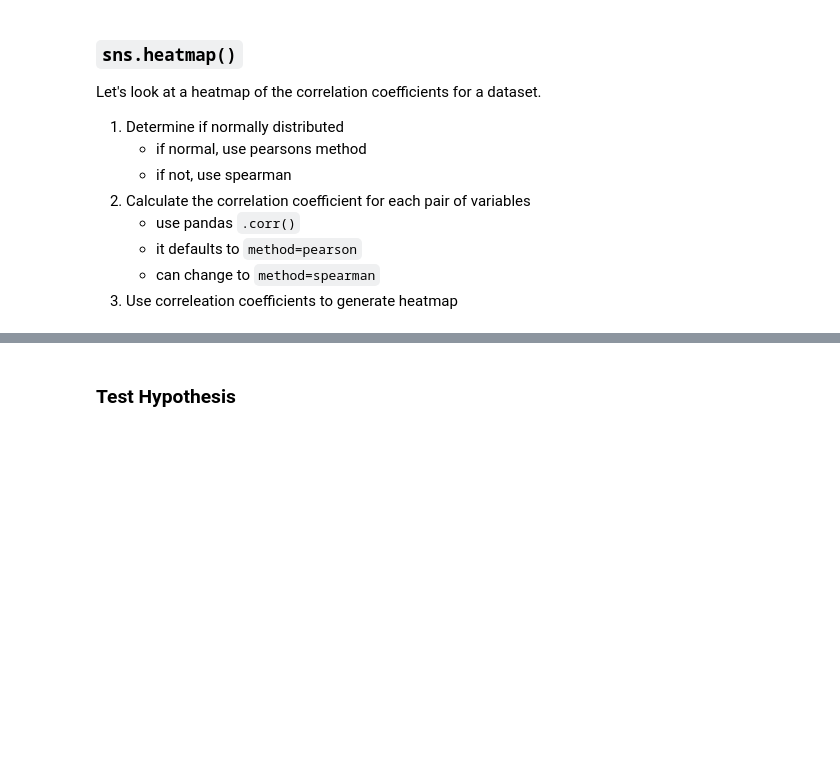
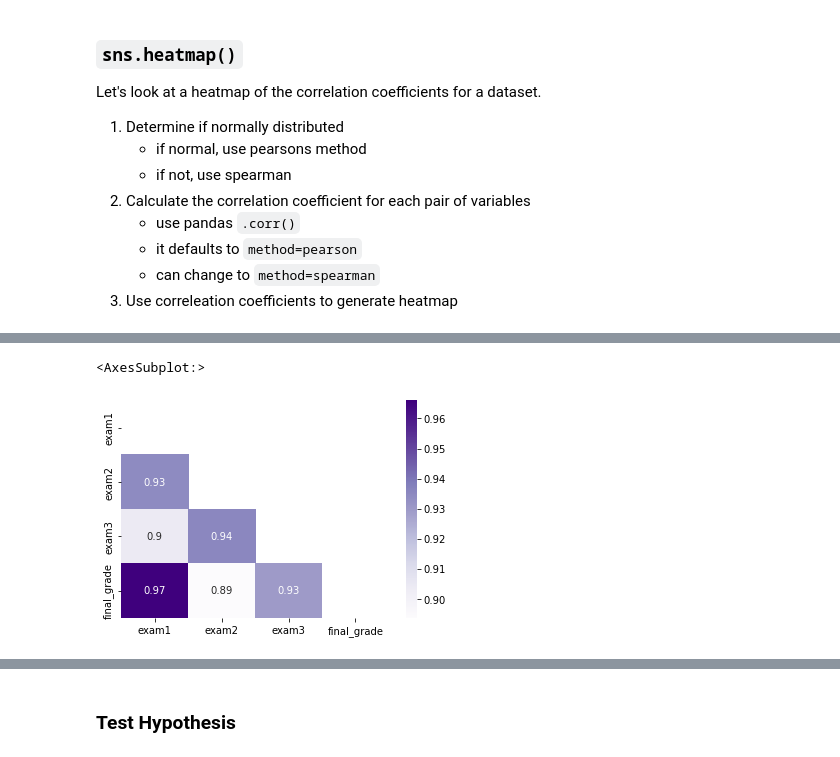
Before and after one commit to CodeupClassroom/oneil-regression, a Jupyter notebook: explore_lesson.ipynb, the cells around one changed output, grey strips where cells are left out. Cells and saved outputs as stored; diff of their text form; code cells hidden in the pictures; blank space fills up the shorter version.

```diff
--- a/explore_lesson.ipynb
+++ b/explore_lesson.ipynb
@@ -143,3 +299,11 @@ exam_corr =
+# %%
+sns.heatmap(exam_corr,
+           cmap='Purples',
+           annot=True,
+           mask=np.triu(exam_corr))
+# %% [output]
+<AxesSubplot:>
+[figure, added]
 # %%
 # pass my correlation matrix to Seaborn's heatmap with more customization!
 kwargs = {'alpha':.9,
```
Also changed, not shown: parts of 67 cells of this notebook.
